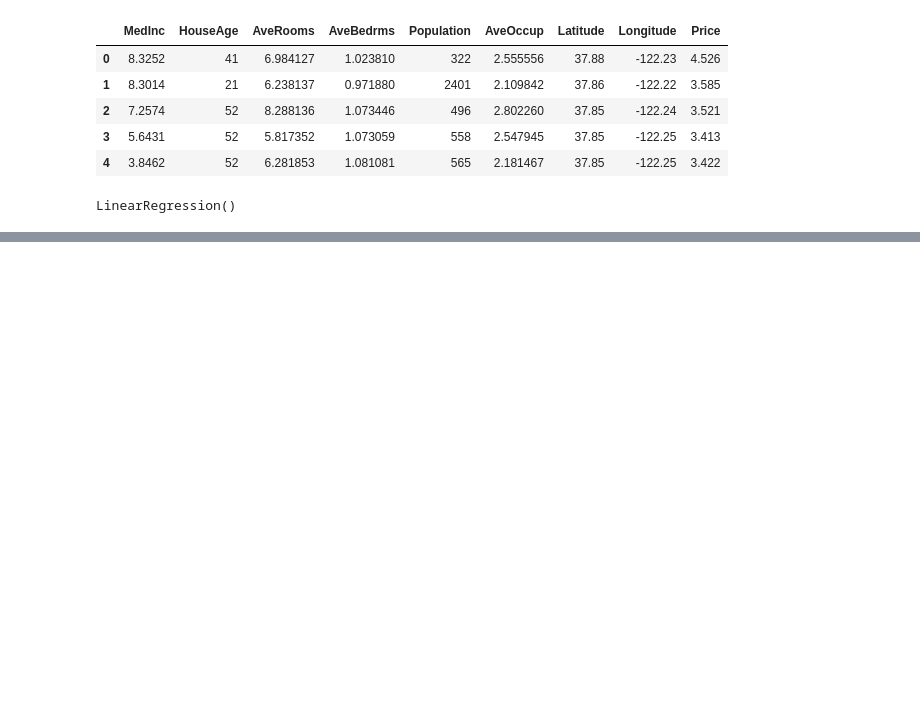
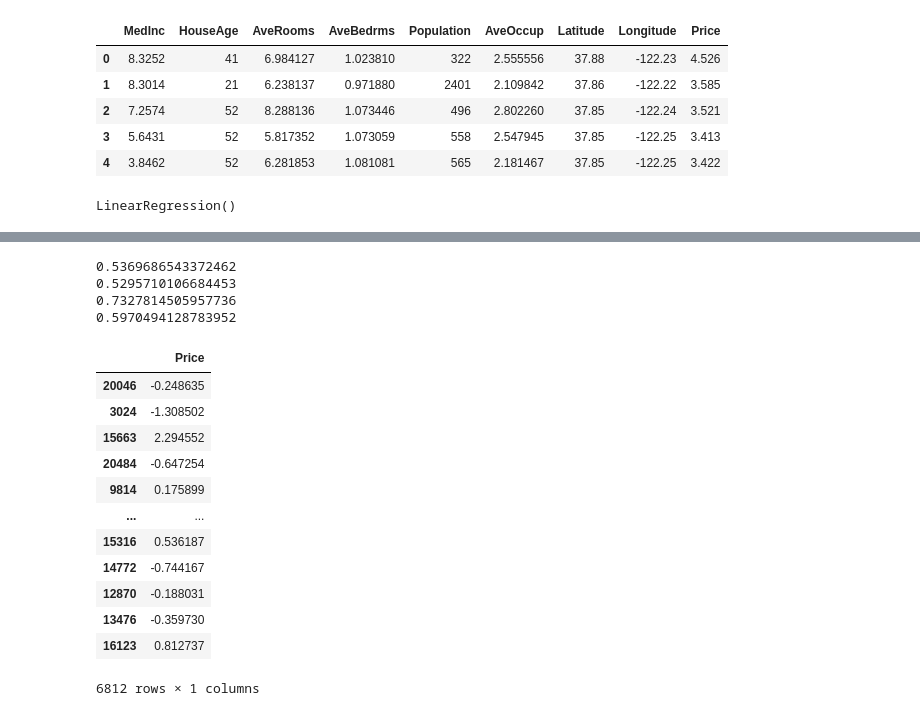
Before and after one commit to aryanchauhan0276/Machine-Learning-Practice, a Jupyter notebook: Supervised Learning/Multiple/Mutiple.ipynb, the cells around one changed output, grey strips where cells are left out. Drawn from its saved outputs; the diff is of its cells as text; code cells hidden in the pictures; blank space fills up the shorter version.

```diff
--- a/Supervised Learning/Multiple/Mutiple.ipynb
+++ b/Supervised Learning/Multiple/Mutiple.ipynb
@@ -216,0 +219,31 @@ array([2.06923961])
+# %%
+MAE=mean_absolute_error(Y_test,y_pred)
+MSE=mean_squared_error(Y_test,y_pred)
+RMSE=np.sqrt(MSE)
+r2=r2_score(Y_test,y_pred)
+print(MSE)
+print(MAE)
+print(RMSE)
+print(r2)
+# %% [output]
+0.5369686543372462
+0.5295710106684453
+0.7327814505957736
+0.5970494128783952
+# %%
+residuals=Y_test-y_pred
+residuals
+# %% [output]
+|  | Price |
+| 20046 | -0.248635 |
+| 3024 | -1.308502 |
+| 15663 | 2.294552 |
+| 20484 | -0.647254 |
+| 9814 | 0.175899 |
+| ... | ... |
+| 15316 | 0.536187 |
+| 14772 | -0.744167 |
+| 12870 | -0.188031 |
+| 13476 | -0.359730 |
+| 16123 | 0.812737 |
+6812 rows × 1 columns
```
Also changed, not shown: parts of 5 cells of this notebook, 4 other files.
